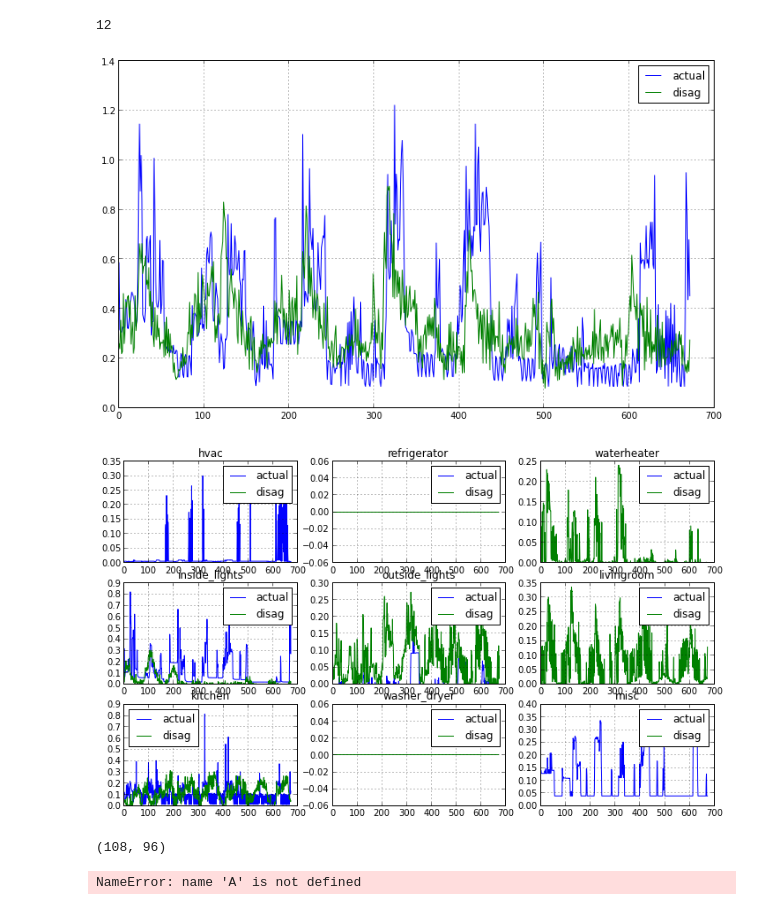
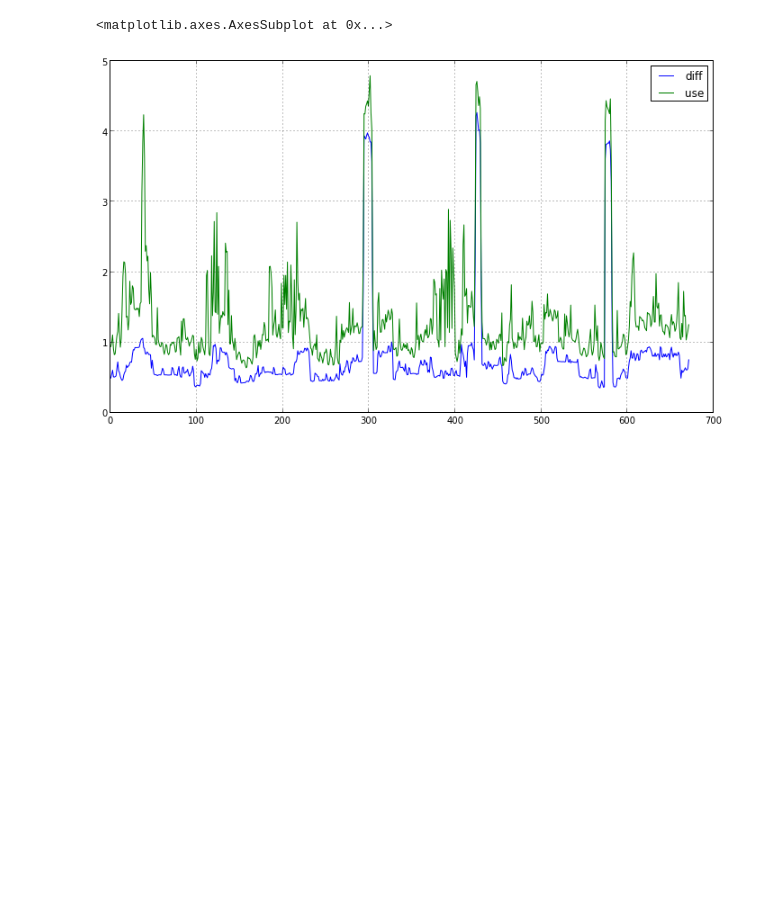
Before and after one commit to dssg/wikienergy, a Jupyter notebook: proto/sparse_coding/sparse_coding.ipynb, the cells around one changed output. Cells and saved outputs as stored; diff of their text form; code cells hidden in the pictures; blank space fills up the shorter version.

```diff
--- a/proto/sparse_coding/sparse_coding.ipynb
+++ b/proto/sparse_coding/sparse_coding.ipynb
@@ -124,30 +139,28 @@ sparse_coder = get_nn_sparse_coder(training_data,n_atoms=12)
 # %%
-house = 21
-disag = nn_disaggregate(sparse_coder, pecan_sets[house]['use'])
+def diff(house):
+    s = sum(trace for cat,trace in pecan_sets[1].iteritems() if cat != 'use')
+    return house['use'] - s
 
-from matplotlib import rcParams
-rcParams['figure.figsize'] = (12,7)
-import matplotlib.pyplot as plt
 
-pd.DataFrame({
-        'actual': pecan_sets[house]['use'],
-        'disag': disag['use']}).plot()
+def accuracy(actual, predicted):
+        return sum( min(sum(actual[cat]),sum(predicted[cat])) for cat in categories) / sum(actual['use'])
 
-fig, axes = plt.subplots(nrows=3, ncols=3)
-for i,category in enumerate(categories):
+def plot(actual, predicted):
     pd.DataFrame({
-        'actual': pecan_sets[house][category],
-        'disag': disag[category]}).plot(ax=axes[i/3,i%3])
-    axes[i/3,i%3].set_title(category)
+        'actual': actual['use'],
+        'predict': predict['use']}).plot()
+
+    fig, axes = plt.subplots(nrows=3, ncols=3)
+    for i,category in enumerate(categories):
+        pd.DataFrame({
+            'actual': actual[category],
+            'disag': predict[category]}).plot(ax=axes[i/3,i%3])
+        axes[i/3,i%3].set_title(category)
-# %% [output]
-12
-[figure, removed]
-[figure, removed]
-# %%
-sparse_coder.components_.shape
-# %% [output]
-(108, 96)
-# %%
-A
-# %% [output]
-NameError: name 'A' is not defined
+# %%
+i = 20
+pd.DataFrame({
+        'use': pecan_sets[i]['use'],
+        'diff': diff(pecan_sets[i])}).plot()
+# %% [output]
+<matplotlib.axes.AxesSubplot at 0x...>
+[figure, added]
```
Also changed, not shown: parts of 6 cells of this notebook.
